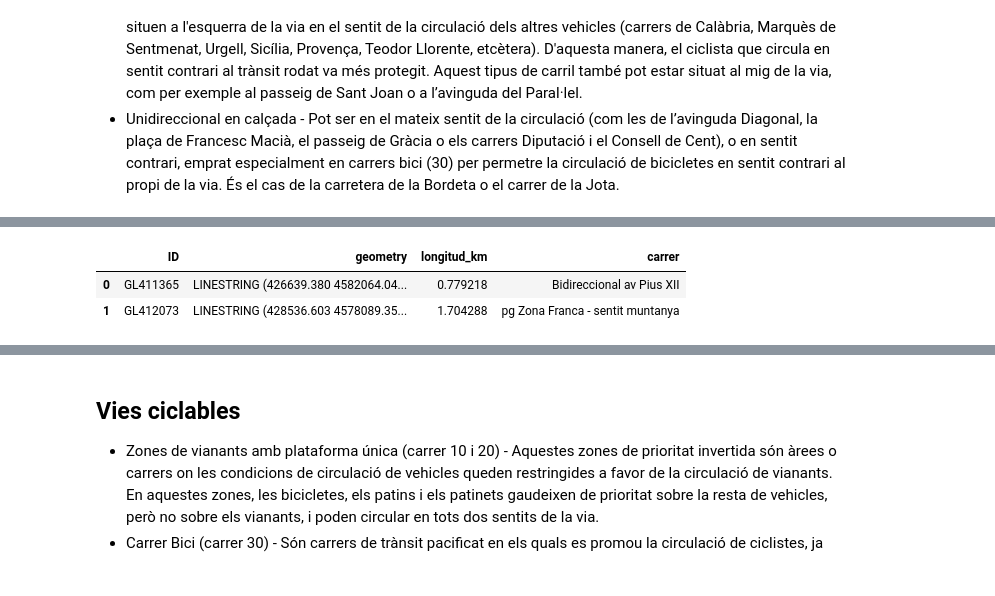
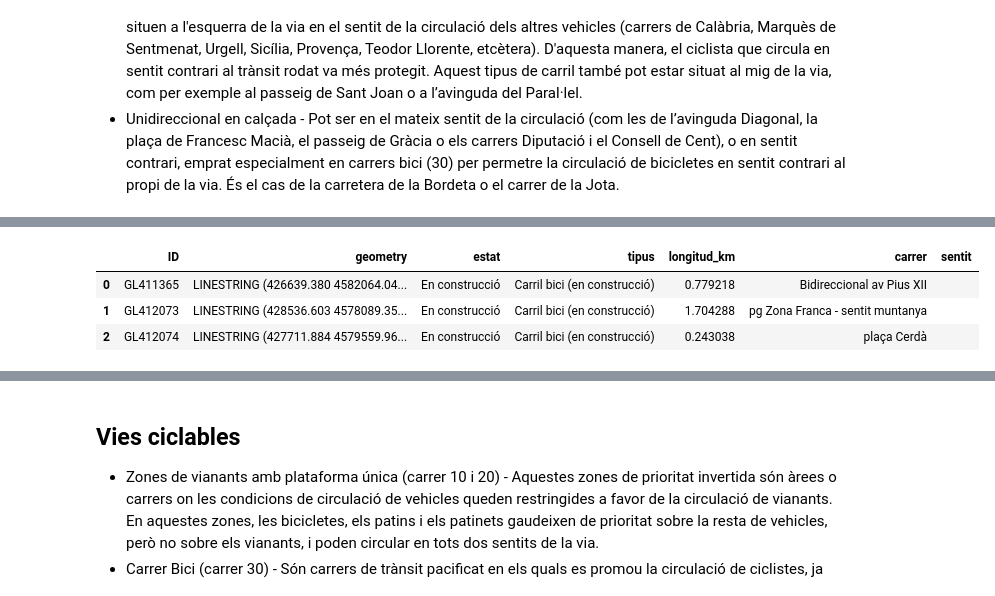
Before and after one commit to vboix2/BCN-bici, a Jupyter notebook: Data/Vies.ipynb, the cells around one changed output, grey strips where cells are left out. Saved outputs shown, nothing was run; the diff lists cells and outputs as text; code cells hidden in the pictures.

```diff
--- a/Data/Vies.ipynb
+++ b/Data/Vies.ipynb
@@ -77,6 +77,10 @@ VIES_CICLABLES descarregat correctament.
 ZONES30_CARRERS descarregat correctament.
 CARRERS_PACIFICATS descarregat correctament.
 CORREDORS_BICI descarregat correctament.
+# %%
+# Districtes de Barcelona
+
+districtes = gpd.read_file('datasets/DISTRICTES/DISTRICTES.shp')
 # %% [markdown]
 ## Carrils bici
 
@@ -101,9 +125,20 @@ carril_bici.head(2)
 # %%
-# Carril bici altres municipis
+# Carrils bici d'altres municipis
 
+# Lectura de dades
 carril_bici_altres = gpd.read_file('datasets/CARRIL_BICI_ALTRES_MUNICIPIS/CARRIL_BICI_ALTRES_MUNICIPIS.shp')
+
+# Creació i selecció d'atributs
+carril_bici_altres['districte'] = 'Altres municipis'
+carril_bici_altres['estat'] = 'Operatiu'
+carril_bici_altres['tipus'] = 'Carril bici (altres municipis)'
 carril_bici_altres['longitud_km'] = carril_bici_altres.length / 1000
-carril_bici_altres['municipi'] = carril_bici_altres['TOOLTIP'].apply(lambda x: x[29:])
+carril_bici_altres['carrer'] = carril_bici_altres['TOOLTIP'].apply(lambda x: x[29:])
+carril_bici_altres['sentit'] = ''
 carril_bici_altres.drop(columns=['CODI_CAPA','CODI_SUBCA', 'TOOLTIP'], inplace=True)
-carril_bici_altres.head(2)
+
+# Unió dades
+carril_bici = carril_bici.append(carril_bici_altres, ignore_index=True)
+
+carril_bici_altres.head(3)
 # %% [output]
@@ -113,12 +149,29 @@ carril_bici_altres.head(2)
 # %%
 # Carril bici en construcció
 
+# Lectura de dades
 carril_bici_construccio = gpd.read_file('datasets/CARRIL_BICI_CONSTRUCCIO/CARRIL_BICI_CONSTRUCCIO.shp')
+
+# Divisió per districtes
+for i in range(len(districtes)):
+    tmp = gpd.clip(carril_bici_construccio, districtes.iloc[i].geometry)
+    tmp['districte'] = districtes.iloc[i].Districte
+    carril_bici = carril_bici.append(tmp, ignore_index=True)
+
+# Creació i selecció d'atributs
+carril_bici_construccio['estat'] = 'En construcció'
+carril_bici_construccio['tipus'] = 'Carril bici (en construcció)'
 carril_bici_construccio['longitud_km'] = carril_bici_construccio.length / 1000
 carril_bici_construccio['carrer'] = carril_bici_construccio['TOOLTIP'].apply(lambda x: x[27:])
+carril_bici_construccio['sentit'] = ''
 carril_bici_construccio.drop(columns=['CODI_CAPA','CODI_SUBCA', 'TOOLTIP'], inplace=True)
-carril_bici_construccio.head(2)
+
+# Unió dades
+carril_bici = carril_bici.append(carril_bici_construccio, ignore_index=True)
+
+carril_bici_construccio.head(3)
 # %% [output]
-|  | ID | geometry | longitud_km | carrer |
-| 0 | GL411365 | LINESTRING (426639.380 4582064.04... | 0.779218 | Bidireccional av Pius XII |
-| 1 | GL412073 | LINESTRING (428536.603 4578089.35... | 1.704288 | pg Zona Franca - sentit muntanya |
+|  | ID | geometry | estat | tipus | longitud_km | carrer | sentit |
+| 0 | GL411365 | LINESTRING (426639.380 4582064.04... | En construcció | Carril bici (en construcció) | 0.779218 | Bidireccional av Pius XII |  |
+| 1 | GL412073 | LINESTRING (428536.603 4578089.35... | En construcció | Carril bici (en construcció) | 1.704288 | pg Zona Franca - sentit muntanya |  |
+| 2 | GL412074 | LINESTRING (427711.884 4579559.96... | En construcció | Carril bici (en construcció) | 0.243038 | plaça Cerdà |  |
```
Also changed, not shown: parts of 3 cells of this notebook, 1 other file.
